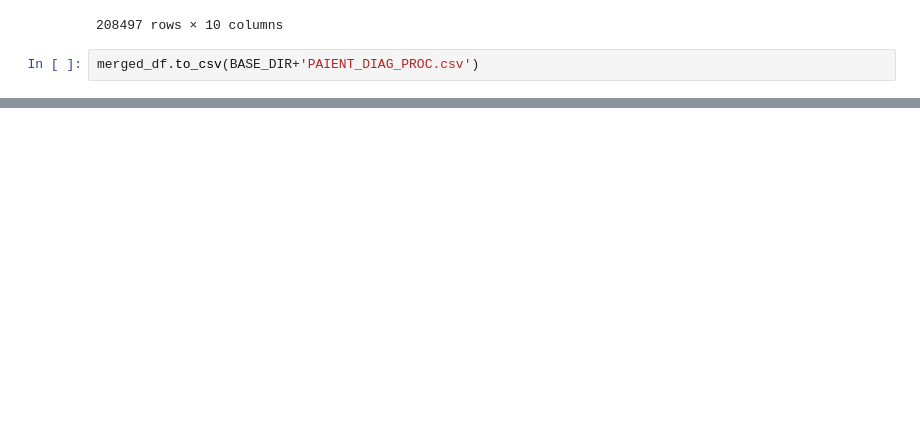
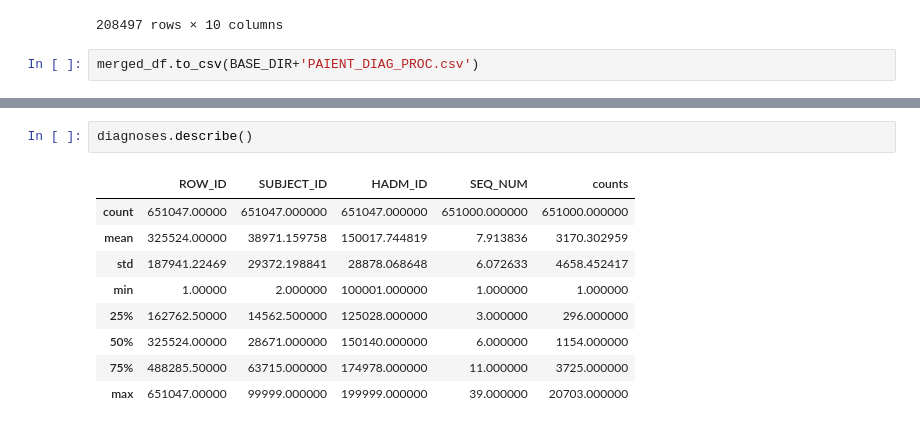
Before and after one commit to kitewatermelon/capstone-EMR, a Jupyter notebook: diag_proc.ipynb, the cells around one changed output, grey strips where cells are left out. Cells and saved outputs as stored; diff of their text form; blank space fills up the shorter version.

```diff
--- a/diag_proc.ipynb
+++ b/diag_proc.ipynb
@@ -183,0 +182,12 @@ merged_df.to_csv(BASE_DIR+'PAIENT_DIAG_PROC.csv')
+# %%
+diagnoses.describe()
+# %% [output]
+|  | ROW_ID | SUBJECT_ID | HADM_ID | SEQ_NUM | counts |
+| count | 651047.00000 | 651047.000000 | 651047.000000 | 651000.000000 | 651000.000000 |
+| mean | 325524.00000 | 38971.159758 | 150017.744819 | 7.913836 | 3170.302959 |
+| std | 187941.22469 | 29372.198841 | 28878.068648 | 6.072633 | 4658.452417 |
+| min | 1.00000 | 2.000000 | 100001.000000 | 1.000000 | 1.000000 |
+| 25% | 162762.50000 | 14562.500000 | 125028.000000 | 3.000000 | 296.000000 |
+| 50% | 325524.00000 | 28671.000000 | 150140.000000 | 6.000000 | 1154.000000 |
+| 75% | 488285.50000 | 63715.000000 | 174978.000000 | 11.000000 | 3725.000000 |
+| max | 651047.00000 | 99999.000000 | 199999.000000 | 39.000000 | 20703.000000 |
```
Also changed, not shown: parts of 4 cells of this notebook, 2 other files.
